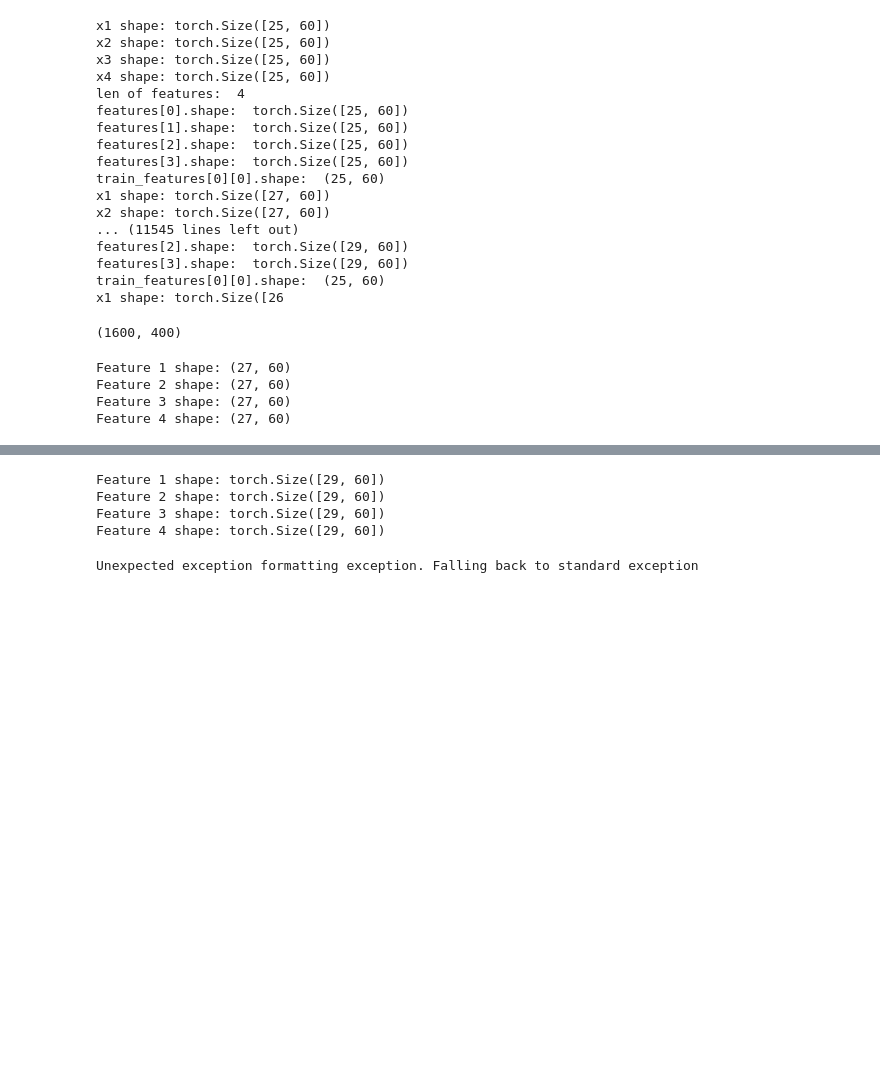
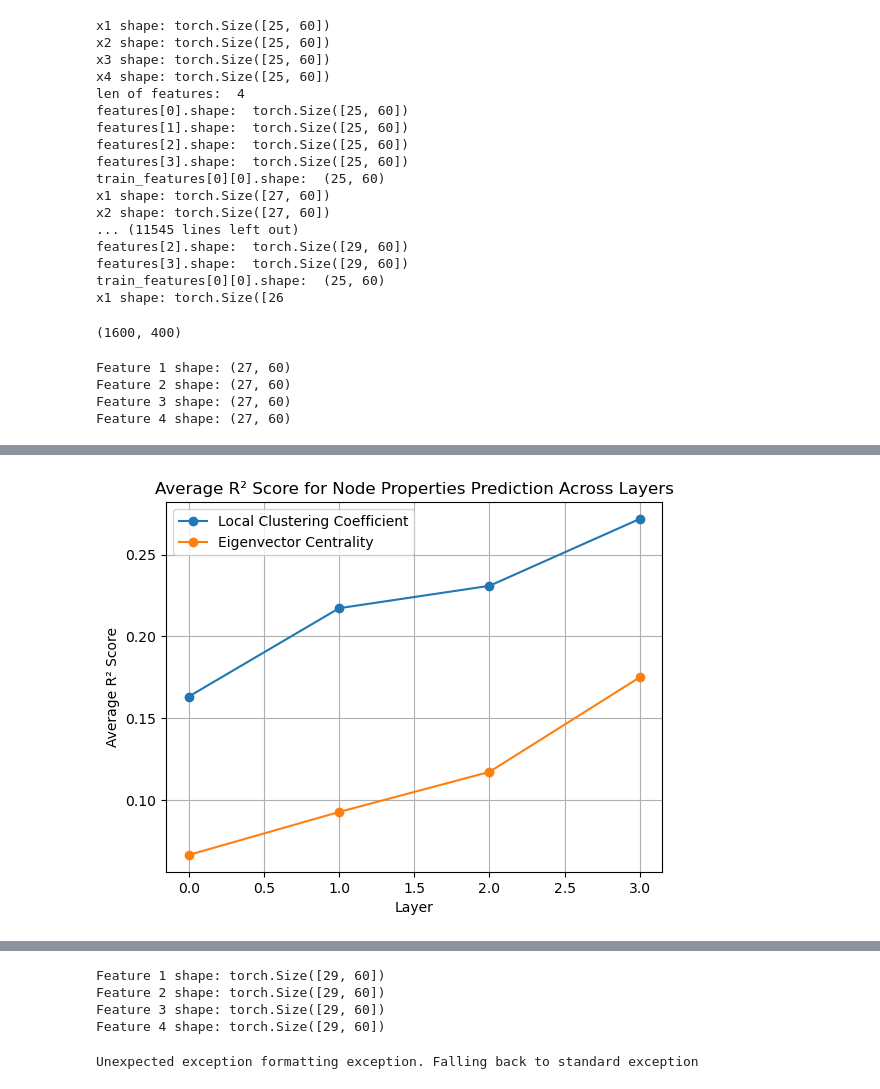
Before and after one commit to TomPelletreauDuris/Probing-GNN-representations, a Jupyter notebook: Probing_GCN.ipynb, the cells around one changed output, grey strips where cells are left out. Cells and saved outputs as stored; diff of their text form; code cells hidden in the pictures; blank space fills up the shorter version.

Commit message:
node probing

```diff
--- a/Probing_GCN.ipynb
+++ b/Probing_GCN.ipynb
@@ -736,0 +763,13 @@ Feature 4 shape: (27, 60)
+# %%
+class LinearModel(nn.Module):
+    def __init__(self, input_size, output_size):
+        super(LinearModel, self).__init__()
+        self.linear = nn.Linear(input_size, output_size)
+
+    def forward(self, x):
+        return self.linear(x)
+
+# Function to get the top 3 nodes based on a specific property
+def get_top_nodes(property_list, top_n=3):
+    sorted_indices = sorted(range(len(property_list)), key=lambda k: property_list[k], reverse=True)
+    return sorted_indices[:top_n]
@@ -736,0 +905,78 @@ Feature 4 shape: (27, 60)
+# %%
+# Prepare the data for linear regression model training
+def prepare_regression_data(features, properties, top_nodes_indices=None):
+    X_layers = [[] for _ in range(len(features[0]))]
+    y_layers = [[] for _ in range(len(features[0]))]
+
+    for i, graph_features in enumerate(features):
+        for layer in range(len(graph_features)):
+            if top_nodes_indices:
+                for node_index in top_nodes_indices[i]:
+                    X_layers[layer].append(graph_features[layer][node_index])
+                    y_layers[layer].append(properties[i][node_index])
+            else:
+                for node_index in range(len(graph_features[layer])):
+                    X_layers[layer].append(graph_features[layer][node_index])
+                    y_layers[layer].append(properties[i][node_index])
+
+    X_layers = [torch.tensor(X) for X in X_layers]
+    y_layers = [torch.tensor(y) for y in y_layers]
+
+    return X_layers, y_layers
+
+# Training and evaluating linear regression models for each layer
+def train_and_evaluate_regression(X_layers, y_layers):
+    r2_scores = []
+
+    for layer in range(len(X_layers)):
+        X = X_layers[layer]
+        y = y_layers[layer]
+
+        model = LinearModel(X.shape[1], 1)
+        criterion = nn.MSELoss()
+        optimizer = optim.Adam(model.parameters(), lr=0.01)
+
+        # Train the model
+        model.train()
+        for epoch in range(10000):
+            optimizer.zero_grad()
+            outputs = model(X.float())
+            loss = criterion(outputs, y.float().view(-1, 1))
+            loss.backward()
+            optimizer.step()
+
+        # Evaluate the model
+        model.eval()
+        with torch.no_grad():
+            predictions = model(X.float()).view(-1)
+            r2 = r2_score(y.float(), predictions)
+        r2_scores.append(r2)
+
+    return r2_scores
+
+
+# Prepare data for local clustering coefficient regression
+X_local_clustering_layers, y_local_clustering_layers = prepare_regression_data(train_features, [props[3] for props in train_node_properties])
+
+# Train and evaluate model for local clustering coefficient
+r2_local_clustering_layers = train_and_evaluate_regression(X_local_clustering_layers, y_local_clustering_layers)
+
+# Prepare data for eigenvector centrality regression
+X_eigenvector_layers, y_eigenvector_layers = prepare_regression_data(train_features, [props[4] for props in train_node_properties])
+
+# Train and evaluate model for eigenvector centrality
+r2_eigenvector_layers = train_and_evaluate_regression(X_eigenvector_layers, y_eigenvector_layers)
+
+# Plot the results
+layers = np.arange(len(r2_local_clustering_layers))
+plt.plot(layers, r2_local_clustering_layers, label='Local Clustering Coefficient', marker='o')
+plt.plot(layers, r2_eigenvector_layers, label='Eigenvector Centrality', marker='o')
+
+plt.xlabel('Layer')
+plt.ylabel('Average R² Score')
+plt.title('Average R² Score for Node Properties Prediction Across Layers')
+plt.legend()
+plt.grid(True)
+plt.show()
+# %% [output]
+[figure, added]
```
Also changed, not shown: parts of 15 cells of this notebook, 4 other files.
